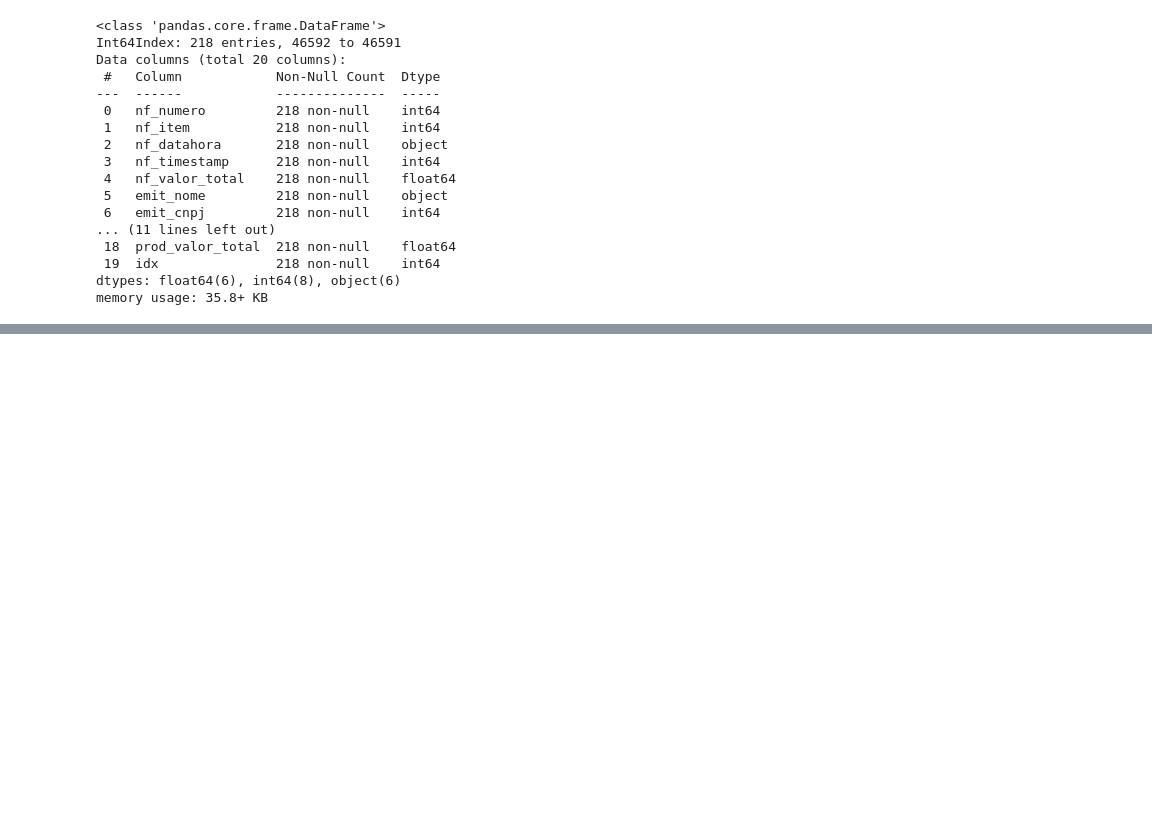
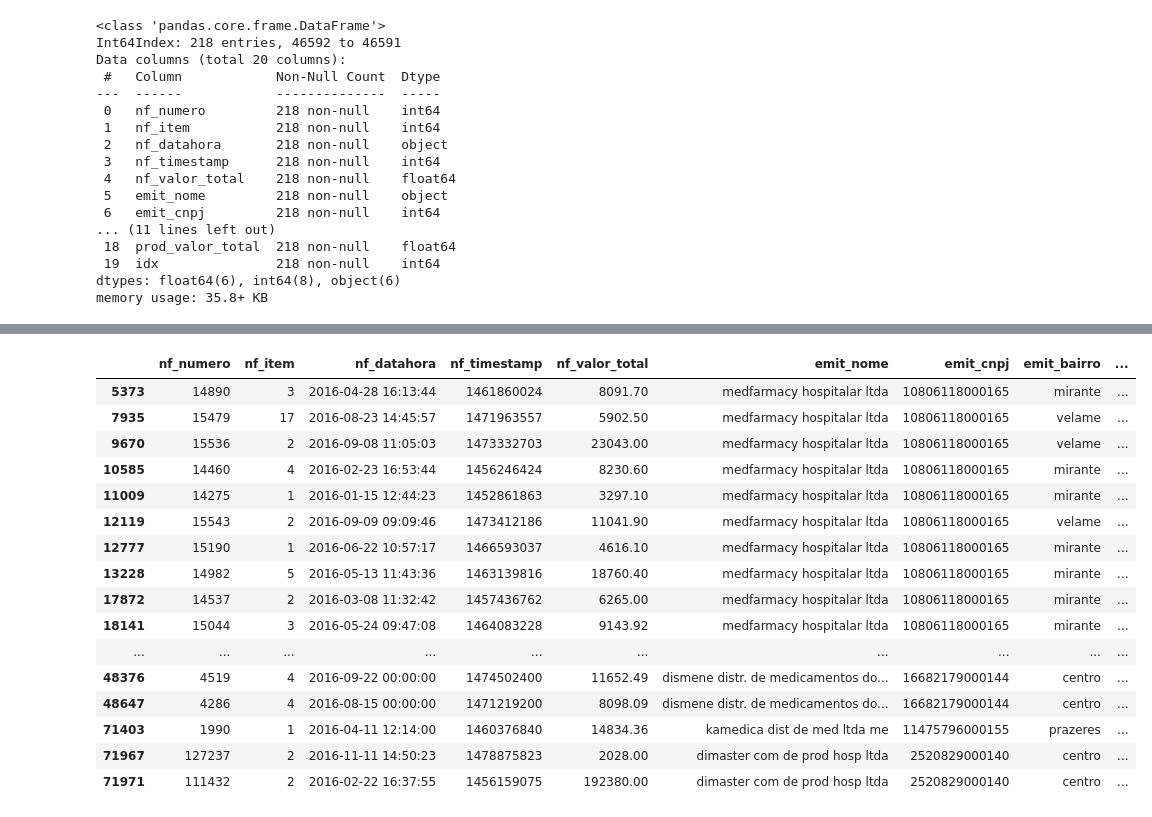
Before and after one commit to breno-abreu/TCC, a Jupyter notebook: results/real values.ipynb, the cells around one changed output, grey strips where cells are left out. Cells and saved outputs as stored; diff of their text form; code cells hidden in the pictures; blank space fills up the shorter version.

```diff
--- a/results/real values.ipynb
+++ b/results/real values.ipynb
@@ -212,0 +209,22 @@ query
+# %%
+pd.set_option('display.max_rows', None)
+pd.set_option('display.max_colwidth', None)
+query
+# %% [output]
+|  | nf_numero | nf_item | nf_datahora | nf_timestamp | nf_valor_total | emit_nome | emit_cnpj | emit_bairro | ... |
+| 5373 | 14890 | 3 | 2016-04-28 16:13:44 | 1461860024 | 8091.70 | medfarmacy hospitalar ltda | 10806118000165 | mirante | ... |
+| 7935 | 15479 | 17 | 2016-08-23 14:45:57 | 1471963557 | 5902.50 | medfarmacy hospitalar ltda | 10806118000165 | velame | ... |
+| 9670 | 15536 | 2 | 2016-09-08 11:05:03 | 1473332703 | 23043.00 | medfarmacy hospitalar ltda | 10806118000165 | velame | ... |
+| 10585 | 14460 | 4 | 2016-02-23 16:53:44 | 1456246424 | 8230.60 | medfarmacy hospitalar ltda | 10806118000165 | mirante | ... |
+| 11009 | 14275 | 1 | 2016-01-15 12:44:23 | 1452861863 | 3297.10 | medfarmacy hospitalar ltda | 10806118000165 | mirante | ... |
+| 12119 | 15543 | 2 | 2016-09-09 09:09:46 | 1473412186 | 11041.90 | medfarmacy hospitalar ltda | 10806118000165 | velame | ... |
+| 12777 | 15190 | 1 | 2016-06-22 10:57:17 | 1466593037 | 4616.10 | medfarmacy hospitalar ltda | 10806118000165 | mirante | ... |
+| 13228 | 14982 | 5 | 2016-05-13 11:43:36 | 1463139816 | 18760.40 | medfarmacy hospitalar ltda | 10806118000165 | mirante | ... |
+| 17872 | 14537 | 2 | 2016-03-08 11:32:42 | 1457436762 | 6265.00 | medfarmacy hospitalar ltda | 10806118000165 | mirante | ... |
+| 18141 | 15044 | 3 | 2016-05-24 09:47:08 | 1464083228 | 9143.92 | medfarmacy hospitalar ltda | 10806118000165 | mirante | ... |
+| ... | ... | ... | ... | ... | ... | ... | ... | ... | ... |
+| 48376 | 4519 | 4 | 2016-09-22 00:00:00 | 1474502400 | 11652.49 | dismene distr. de medicamentos do... | 16682179000144 | centro | ... |
+| 48647 | 4286 | 4 | 2016-08-15 00:00:00 | 1471219200 | 8098.09 | dismene distr. de medicamentos do... | 16682179000144 | centro | ... |
+| 71403 | 1990 | 1 | 2016-04-11 12:14:00 | 1460376840 | 14834.36 | kamedica dist de med ltda me | 11475796000155 | prazeres | ... |
+| 71967 | 127237 | 2 | 2016-11-11 14:50:23 | 1478875823 | 2028.00 | dimaster com de prod hosp ltda | 2520829000140 | centro | ... |
+| 71971 | 111432 | 2 | 2016-02-22 16:37:55 | 1456159075 | 192380.00 | dimaster com de prod hosp ltda | 2520829000140 | centro | ... |
```
Also changed, not shown: parts of 5 cells of this notebook, 13 other files.
